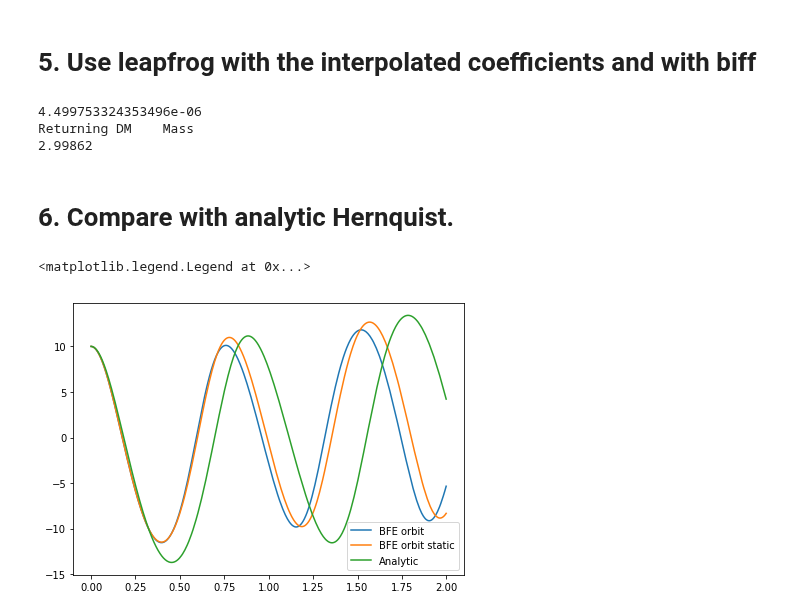
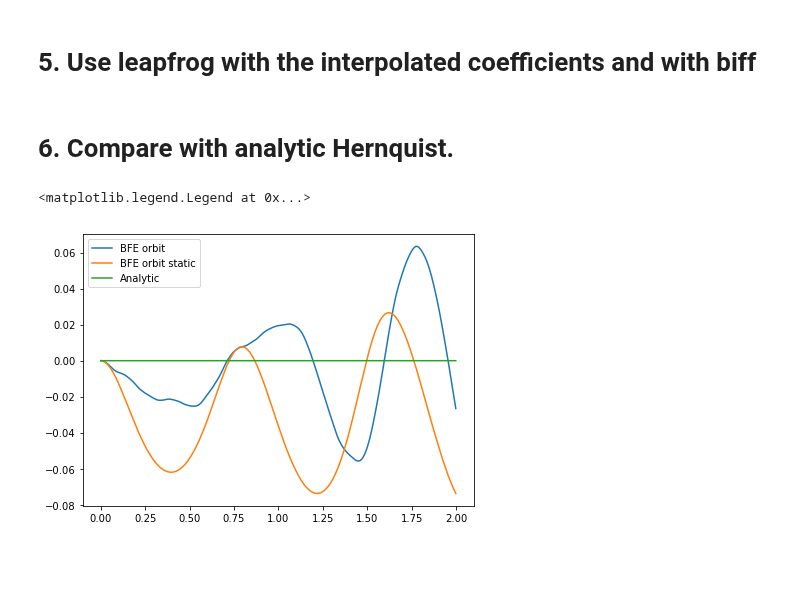
Before and after one commit to jngaravitoc/LMC-MW, a Jupyter notebook: code/SCF/computing_BEF_coeff_from_nbodysim.ipynb, the cells around one changed output. Drawn from its saved outputs; the diff is of its cells as text; code cells hidden in the pictures; blank space fills up the shorter version.

Commit message:
BEF leapfrog test

```diff
--- a/code/SCF/computing_BEF_coeff_from_nbodysim.ipynb
+++ b/code/SCF/computing_BEF_coeff_from_nbodysim.ipynb
@@ -257,19 +284,3 @@ scatter(grid_pos[0], np.log10((-acc_biff_test[:,0])*convtokms.value), s=0.1)
 import sys
 sys.path.insert(0, '../../../BFE_integrator/src/')
 import leapfrog_bfe
-# %%
-G = constants.G.to(u.kpc**3 / (u.Msun * u.Gyr**2)).value
-print(G)
-G_c = constants.G
-G_c = G_c.to(u.kiloparsec**3 / (u.s**2 * u.Msun))
-G_c2 = G_c.to(u.kiloparsec**3 / (u.Gyr**2 * u.Msun))
-
-M = sum(readsnap(path+snap_name+'_000', 'mass', 'dm')) #* 1E10
-r_s = 3
-print(M)
-t_orb, x_orb, y_orb, z_orb, vx_orb, vy_orb, vz_orb = leapfrog_bfe.integrate_biff_t(10, 0, 0, 0, 100, 0, 2, S_interp, \
-                                                                                   T_interp, G_c.value, 1, r_s)
-# %% [output]
-4.499753324353496e-06
-Returning DM    Mass
-2.99862
@@ -283,10 +298,10 @@ t_orb_an, x_orb_an, y_orb_an, z_orb_an, vx_orb_an, vy_orb_an, vz_orb_an = leapfr
                                                                                                       0, 2, M*1E10, r_s)
 # %%
 figure(figsize=(7, 5))
-plot(t_orb, x_orb, label='BFE orbit')
-plot(t_orb_biff_st, x_orb_biff_st, label='BFE orbit static')
-plot(t_orb_an, x_orb_an, label='Analytic')
+plot(t_orb, z_orb, label='BFE orbit')
+plot(t_orb_biff_st, z_orb_biff_st, label='BFE orbit static')
+plot(t_orb_an, z_orb_an, label='Analytic')
 legend()
 # %% [output]
 <matplotlib.legend.Legend at 0x...>
-[figure, old version]
+[figure, new version]
```
Also changed, not shown: parts of 16 cells of this notebook.
